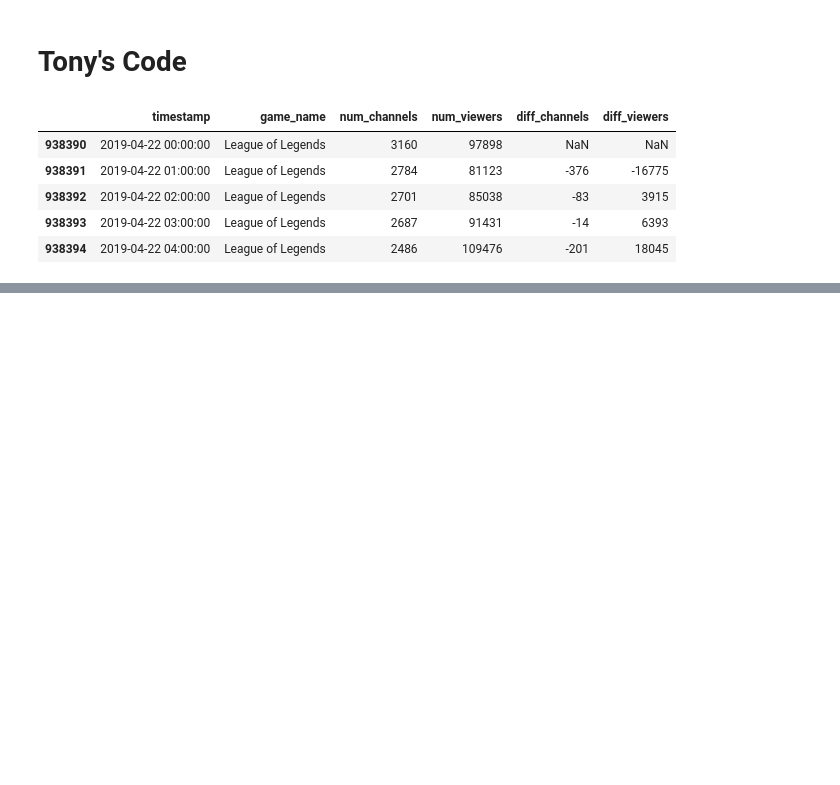
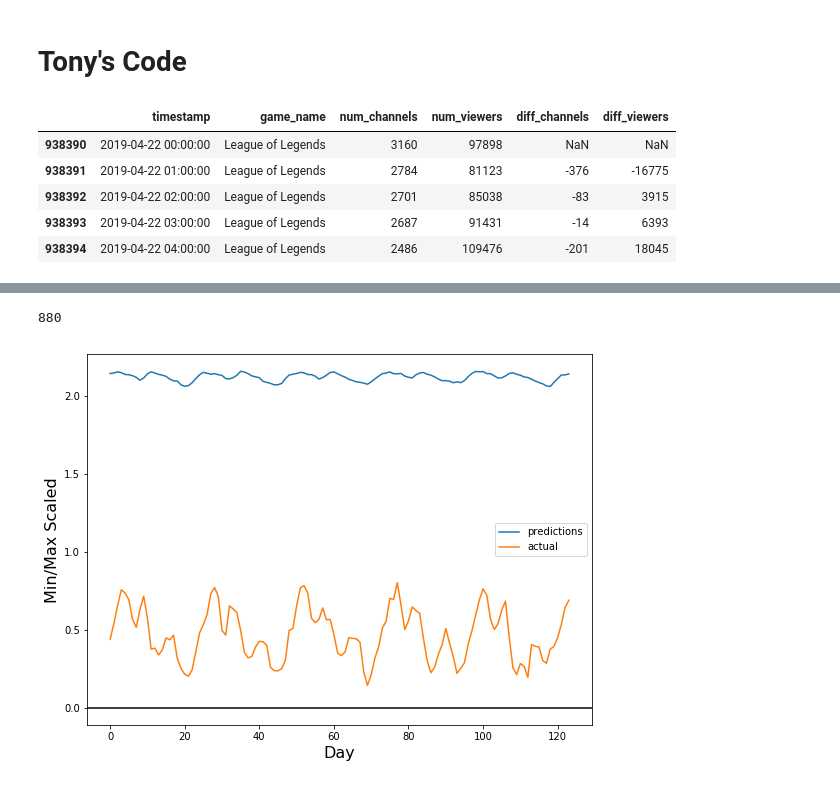
Before and after one commit to natashaborders-zz/Twitch_Streamers_Recommender, a Jupyter notebook: Jeremy_Notebooks/LSTM ANALYSIS.ipynb, the cells around one changed output, grey strips where cells are left out. Cells and saved outputs as stored; diff of their text form; code cells hidden in the pictures; blank space fills up the shorter version.

Commit message:
Working LSTM given a dataset of one game, but needs hyperparameter tuning

```diff
--- a/Jeremy_Notebooks/LSTM ANALYSIS.ipynb
+++ b/Jeremy_Notebooks/LSTM ANALYSIS.ipynb
@@ -394,0 +413,3 @@ def train_lstm(train, feature_names, lags, look_back, predict_window, lstm_neuro
+# %%
+model, dataset, train_X, train_Y, predictions, actuals = \
+train_lstm(LoL,['diff_channels_scaled'],lags, look_back,predict_window,lstm_neurons,dense_layers )
@@ -394,0 +434,23 @@ def train_lstm(train, feature_names, lags, look_back, predict_window, lstm_neuro
+# %%
+len(predictions)
+# %% [output]
+880
+# %%
+predictions_test = predictions
+actuals_test = actuals
+
+lower_lim = 0
+upper_lim = 124
+fig, ax = plt.subplots(figsize=(8,6))
+fig.patch.set_facecolor('white')
+ax.set_xlabel('Day', fontsize=16)
+ax.set_ylabel('Min/Max Scaled',fontsize=16)
+plt.tight_layout()
+plt.plot(predictions[lower_lim:upper_lim]);
+plt.plot(actuals[lower_lim:upper_lim]);
+# plt.plot(actuals)
+plt.axhline(y=0, color='black');
+plt.legend(['predictions','actual'])
+plt.show()
+# %% [output]
+[figure, added]
```
Also changed, not shown: parts of 23 cells of this notebook, 1 other file.
